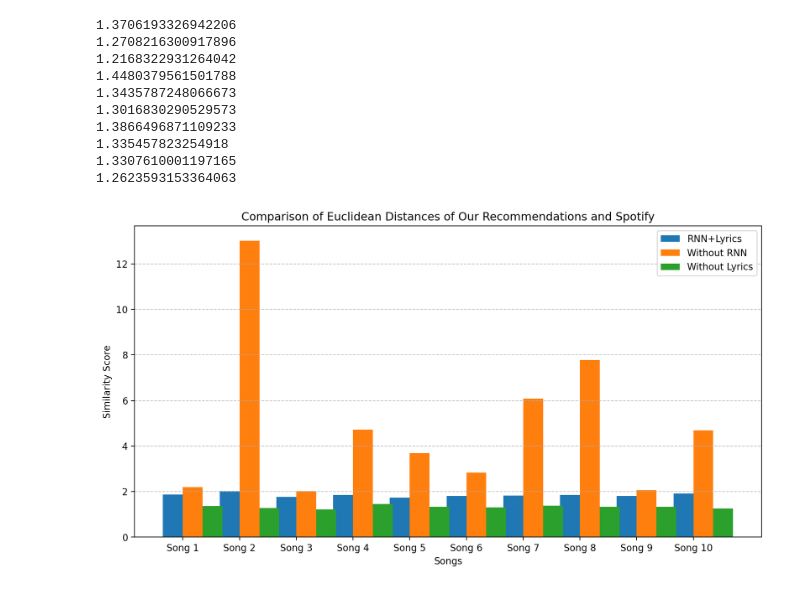
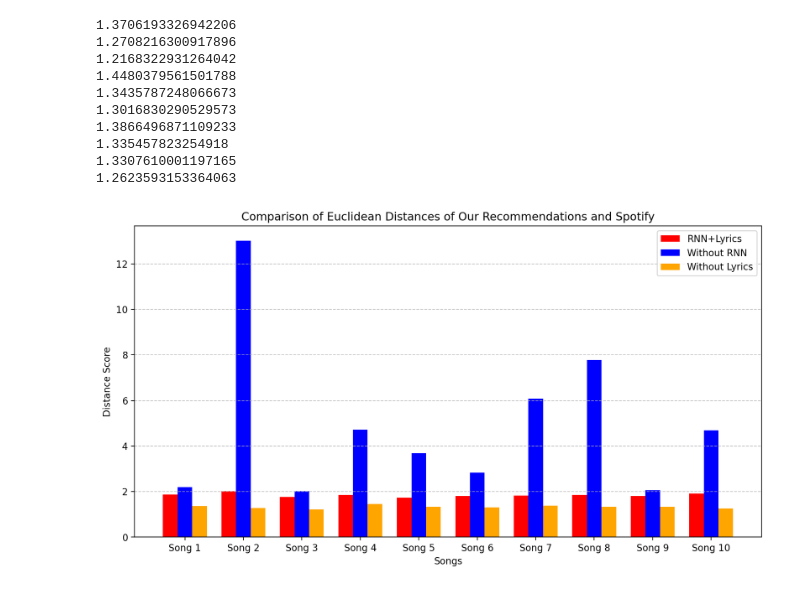
Before and after one commit to Ernesto2004/spotify-music-suggestion, a Jupyter notebook: mrs copy.ipynb, the cells around one changed output. Saved outputs shown, nothing was run; the diff lists cells and outputs as text; code cells hidden in the pictures.

```diff
--- a/mrs copy.ipynb
+++ b/mrs copy.ipynb
@@ -868,37 +868,40 @@ without_rnn = [2.1903769990609145,
 4.689565505067547]
 
 without_lyrics = [
 1.3706193326942206,
 1.2708216300917896,
 1.2168322931264042,
 1.4480379561501788,
 1.3435787248066673,
 1.3016830290529573,
 1.3866496871109233,
 1.335457823254918,
 1.3307610001197165,
 1.2623593153364063]
 
+dumby = []
+
 n = len(rnn_lyrics)
 
-bar_width = 0.35
+bar_width = 0.25
 
 index = np.arange(n)
+padding = 0.2
 
 plt.figure(figsize=(12, 6))
 
-bars1 = plt.bar(index, rnn_lyrics, bar_width, label='RNN+Lyrics')
-bars2 = plt.bar(index + bar_width, without_rnn, bar_width, label='Without RNN')
-bars3 = plt.bar(index + (bar_width*2), without_lyrics, bar_width, label='Without Lyrics')
+bars1 = plt.bar(index, rnn_lyrics, bar_width, label='RNN+Lyrics', color='red')
+bars2 = plt.bar(index + bar_width, without_rnn, bar_width, label='Without RNN', color='blue')
+bars3 = plt.bar(index + (bar_width*2), without_lyrics, bar_width, label='Without Lyrics', color='orange')
 
 plt.xlabel('Songs')
-plt.ylabel('Similarity Score')
+plt.ylabel('Distance Score')
 plt.title('Comparison of Euclidean Distances of Our Recommendations and Spotify')
-plt.xticks(index + bar_width / 2, [f'Song {i+1}' for i in range(n)])
+plt.xticks(index + bar_width, [f'Song {i+1}' for i in range(n)])
 plt.legend()
 
 plt.grid(axis='y', linestyle='--', alpha=0.7)
 
 plt.show()
 # %% [output]
-[figure, old version]
+[figure, new version]
```
